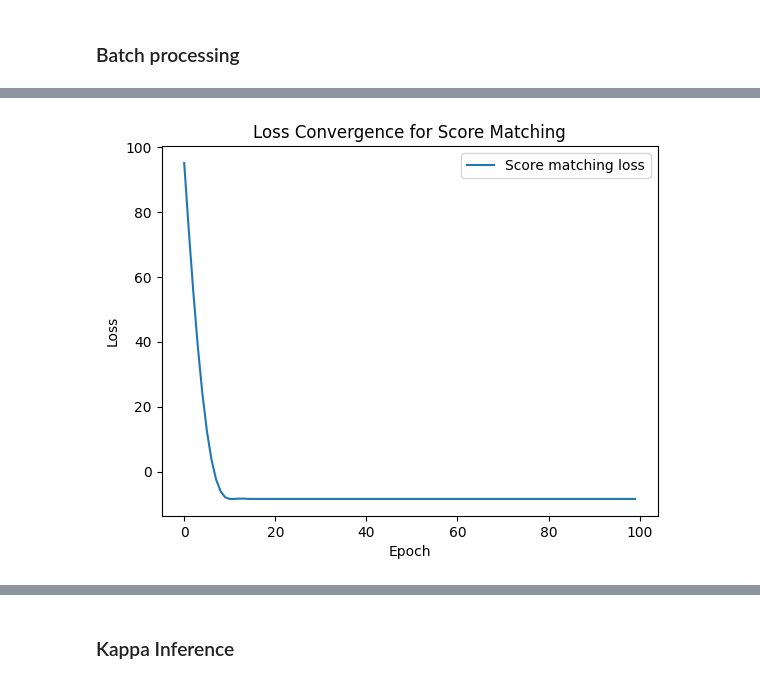
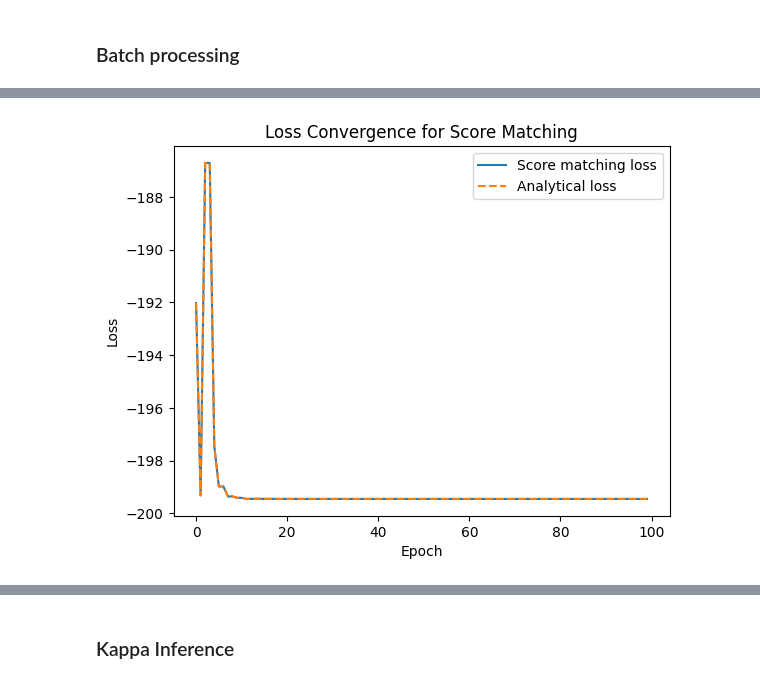
Before and after one commit to katonapng/score_matching, a Jupyter notebook: score_matching_poisson.ipynb, the cells around one changed output, grey strips where cells are left out. Saved outputs shown, nothing was run; the diff lists cells and outputs as text; code cells hidden in the pictures.

```diff
--- a/score_matching_poisson.ipynb
+++ b/score_matching_poisson.ipynb
@@ -47,10 +47,10 @@ def generate_poisson_points(kappa, scale, region):
     accepted_points = candidates[acceptance_mask]
     return accepted_points.numpy()
 # %%
-kappa = torch.tensor([100.0])
-scale = torch.tensor([0.5])
+kappa = torch.tensor([10000.0])
+scale = torch.tensor([0.1])
 
-region = ((0, 1), (0, 1))  # A square domain in 2D
+region = ((-1, 1), (-1, 1))  # A square domain in 2D
 # %%
 num_samples = 10000
 samples = []
@@ -118,6 +122,7 @@ def optimize_theta(loader_train, nn_model, num_epochs=1000, learning_rate=1e-3):
 class Poisson(nn.Module):
     def __init__(self):
         super().__init__()
+        torch.manual_seed(123)
         self.scale = nn.Parameter(torch.tensor([torch.abs(torch.randn(1))], dtype=torch.float32))
 
     def forward(self, x):
@@ -130,12 +135,37 @@ class Poisson(nn.Module):
         psi = torch.autograd.grad(nn_output, x, grad_outputs=torch.ones_like(nn_output), create_graph=True)[0]
         return psi
 
+    def poisson_psi(self, x):
+        return -2*x/self.scale**2
+
+    def J(self, x_t, lengths):
+        max_length = lengths.max()
+        psi_x = self.poisson_psi(x_t)
+
+        norm_squared = (psi_x ** 2).sum(dim=-1)
+
+        divergence = -2 / self.scale**2 * x_t.shape[-1]
+        mask = torch.arange(max_length, device=x_t.device).unsqueeze(0) < lengths.unsqueeze(1)
+        divergence = divergence*mask
+
+        J_value = divergence + 0.5 * norm_squared
+        J_value = J_value.sum(dim=-1) / lengths
+
+        return J_value.mean()
+
     def loss(self, points):
         lengths = points[:, 0, -1].to(dtype=torch.int64)
         max_length = lengths.max()
         x_t = points[:, :max_length, :-1]  # Pad to max length in batch
 
         psi_x = self.compute_psi(x_t)
+        psi_x_real = self.poisson_psi(x_t)
+
+        if not torch.allclose(psi_x, psi_x_real, atol=1e-4):
+            raise ValueError(
+                f"Calculated psi value {psi_x} \
+                is different from the analytical solution {psi_x_real}"
+                )
         norm_squared = (psi_x ** 2).sum(dim=-1)  # Sum across all dimensions
 
         # padded values give none zero divergence -> mask
@@ -147,15 +177,21 @@ class Poisson(nn.Module):
 
         divergence = divergence * mask
         total_loss = 0.5 * norm_squared + divergence
+        J = self.J(x_t, lengths)
         total_loss = total_loss.sum(dim=-1)/lengths  # Sum over the time dimension
+        if not torch.allclose(total_loss.mean(), J, atol=1e-4):
+            raise ValueError(
+                f"Calculated psi value {total_loss.mean()} \
+                is different from the analytical solution {J}"
+                )
 
-        return total_loss.mean()
+        return total_loss.mean(), J
 # %% [markdown]
 ### Batch processing
 # %%
 start_time = time.time()
 epochs = 100
-model, losses = optimize_theta(
+model, losses, real_losses, estimated_scale = optimize_theta(
     loader_train, Poisson, num_epochs=epochs, learning_rate=1e-2,
 )
 end_time = time.time()
@@ -183,9 +219,10 @@ Execution Time: 0.55 seconds
 # %%
 plt.plot(losses, label="Score matching loss")
+plt.plot(real_losses, linestyle='--', label="Analytical loss")
 plt.xlabel('Epoch')
 plt.ylabel('Loss')
 plt.title('Loss Convergence for Score Matching')
 plt.legend()
 plt.show()
 # %% [output]
-[figure, old version]
+[figure, new version]
```
Also changed, not shown: parts of 13 cells of this notebook.
